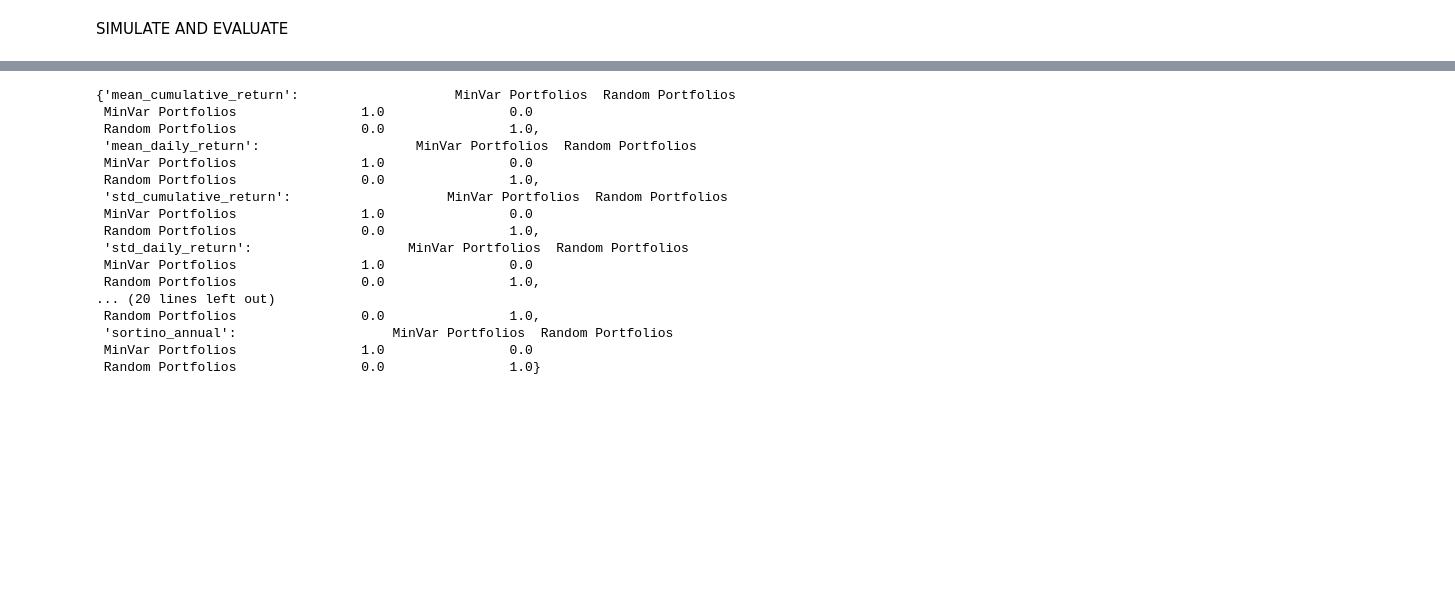
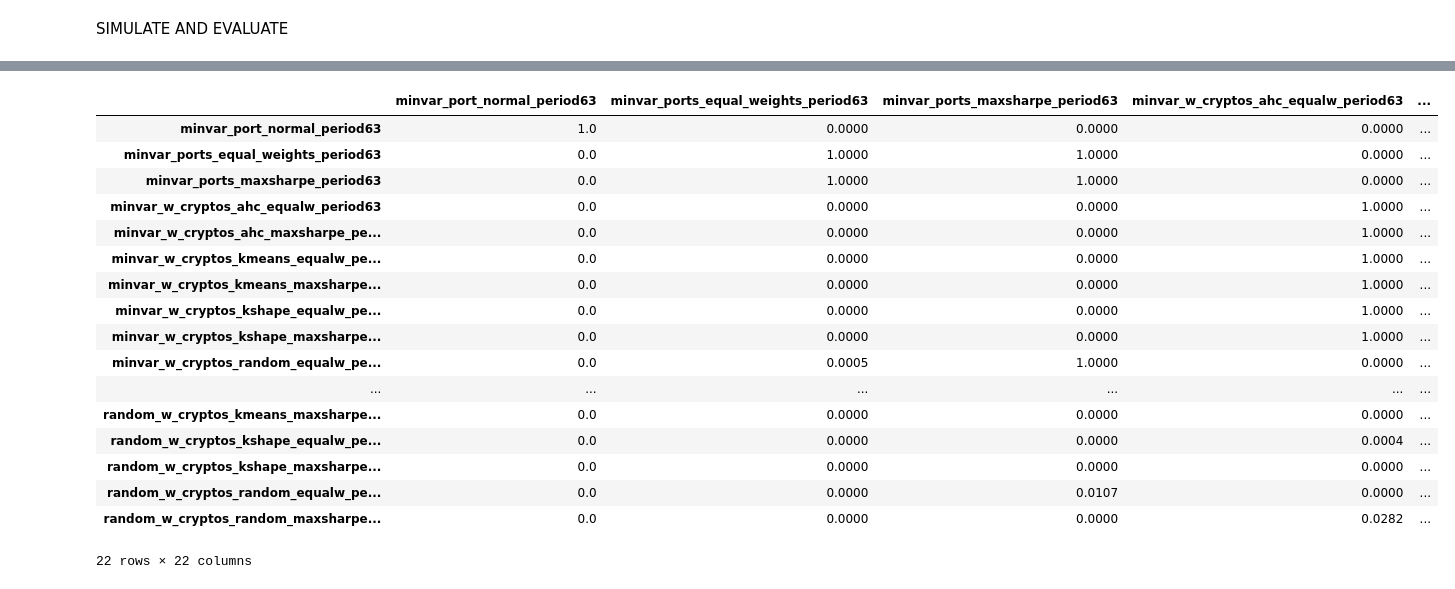
Before and after one commit to KirillKovalchuk02/thesis_clustering, a Jupyter notebook: simulation.ipynb, the cells around one changed output, grey strips where cells are left out. Cells and saved outputs as stored; diff of their text form; code cells hidden in the pictures; blank space fills up the shorter version.

```diff
--- a/simulation.ipynb
+++ b/simulation.ipynb
@@ -221,24 +132,22 @@ subset_statistics_results_dfs['random_w_cryptos_kmeans_maxsharpe_period63']#.key
 # %%
-# subset_stats_dfs = {'Random Portfolios Stats': subset_statistics_df_rand,
-#                     'MinVar Portfolios Stats': subset_statistics_df_minvar}
-
-# x = dunn_bonferroni(subset_stats_dfs, metrics='all')
-# x
+x = dunn_bonferroni(subset_statistics_results_dfs, metrics='all')
+x['mean_cumulative_return']
 # %% [output]
+|  | minvar_port_normal_period63 | minvar_ports_equal_weights_period63 | minvar_ports_maxsharpe_period63 | minvar_w_cryptos_ahc_equalw_period63 | ... |
+| minvar_port_normal_period63 | 1.0 | 0.0000 | 0.0000 | 0.0000 | ... |
+| minvar_ports_equal_weights_period63 | 0.0 | 1.0000 | 1.0000 | 0.0000 | ... |
+| minvar_ports_maxsharpe_period63 | 0.0 | 1.0000 | 1.0000 | 0.0000 | ... |
+| minvar_w_cryptos_ahc_equalw_period63 | 0.0 | 0.0000 | 0.0000 | 1.0000 | ... |
+| minvar_w_cryptos_ahc_maxsharpe_pe... | 0.0 | 0.0000 | 0.0000 | 1.0000 | ... |
+| minvar_w_cryptos_kmeans_equalw_pe... | 0.0 | 0.0000 | 0.0000 | 1.0000 | ... |
+| minvar_w_cryptos_kmeans_maxsharpe... | 0.0 | 0.0000 | 0.0000 | 1.0000 | ... |
+| minvar_w_cryptos_kshape_equalw_pe... | 0.0 | 0.0000 | 0.0000 | 1.0000 | ... |
+| minvar_w_cryptos_kshape_maxsharpe... | 0.0 | 0.0000 | 0.0000 | 1.0000 | ... |
+| minvar_w_cryptos_random_equalw_pe... | 0.0 | 0.0005 | 1.0000 | 0.0000 | ... |
+| ... | ... | ... | ... | ... | ... |
+| random_w_cryptos_kmeans_maxsharpe... | 0.0 | 0.0000 | 0.0000 | 0.0000 | ... |
+| random_w_cryptos_kshape_equalw_pe... | 0.0 | 0.0000 | 0.0000 | 0.0004 | ... |
+| random_w_cryptos_kshape_maxsharpe... | 0.0 | 0.0000 | 0.0000 | 0.0000 | ... |
+| random_w_cryptos_random_equalw_pe... | 0.0 | 0.0000 | 0.0107 | 0.0000 | ... |
+| random_w_cryptos_random_maxsharpe... | 0.0 | 0.0000 | 0.0000 | 0.0282 | ... |
-{'mean_cumulative_return':                    MinVar Portfolios  Random Portfolios
- MinVar Portfolios                1.0                0.0
- Random Portfolios                0.0                1.0,
- 'mean_daily_return':                    MinVar Portfolios  Random Portfolios
- MinVar Portfolios                1.0                0.0
- Random Portfolios                0.0                1.0,
- 'std_cumulative_return':                    MinVar Portfolios  Random Portfolios
- MinVar Portfolios                1.0                0.0
- Random Portfolios                0.0                1.0,
- 'std_daily_return':                    MinVar Portfolios  Random Portfolios
- MinVar Portfolios                1.0                0.0
- Random Portfolios                0.0                1.0,
-... (20 lines left out)
- Random Portfolios                0.0                1.0,
- 'sortino_annual':                    MinVar Portfolios  Random Portfolios
- MinVar Portfolios                1.0                0.0
- Random Portfolios                0.0                1.0}
+22 rows × 22 columns
```
Also changed, not shown: parts of 13 cells of this notebook, 6 other files.
